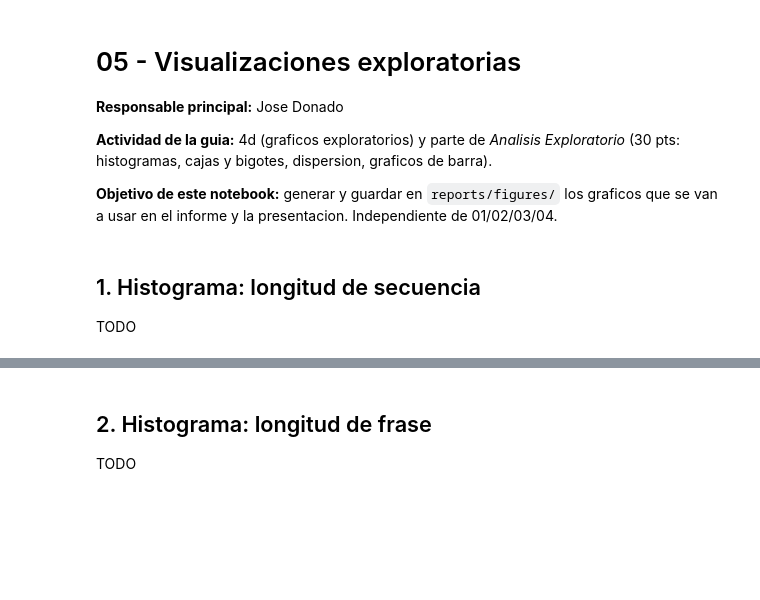
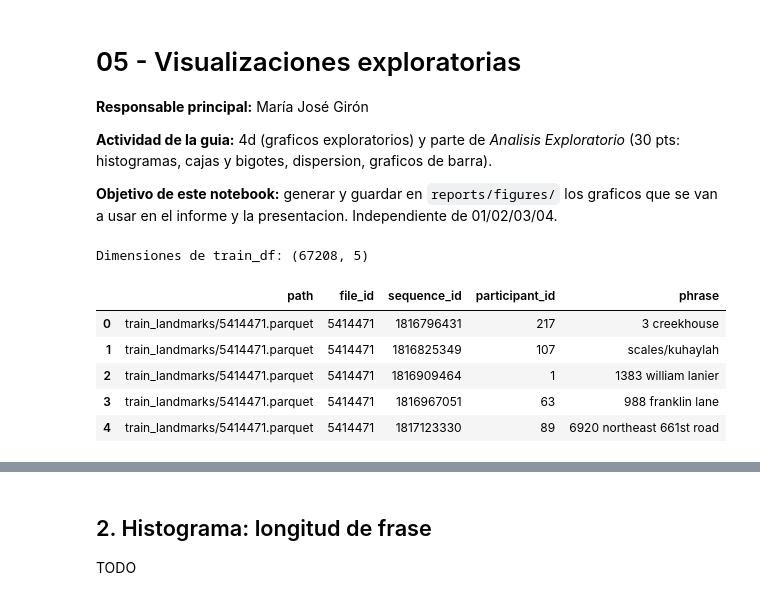
Before and after one commit to DufreyM/CC3084-Proyecto2, a Jupyter notebook: notebooks/05_visualizaciones.ipynb, the cells around one changed output, grey strips where cells are left out. Drawn from its saved outputs; the diff is of its cells as text; code cells hidden in the pictures; blank space fills up the shorter version.

```diff
--- a/notebooks/05_visualizaciones.ipynb
+++ b/notebooks/05_visualizaciones.ipynb
@@ -1,7 +1,7 @@
 # %% [markdown]
 # 05 - Visualizaciones exploratorias
 
-**Responsable principal:** Jose Donado
+**Responsable principal:** María José Girón
 
 **Actividad de la guia:** 4d (graficos exploratorios) y parte de *Analisis Exploratorio* (30 pts: histogramas, cajas y bigotes, dispersion, graficos de barra).
 
@@ -22,7 +22,3 @@ sns.set_theme(style="whitegrid")
 # %%
 FIGURES_DIR = config.ROOT_DIR / "reports" / "figures"
 FIGURES_DIR.mkdir(parents=True, exist_ok=True)
-# %% [markdown]
-## 1. Histograma: longitud de secuencia
-
-TODO
@@ -33,0 +25,14 @@ TODO
+# %%
+# Cargar la metadata de las secuencias
+train_df = dl.load_train_index()
+
+print("Dimensiones de train_df:", train_df.shape)
+display(train_df.head())
+# %% [output]
+Dimensiones de train_df: (67208, 5)
+|  | path | file_id | sequence_id | participant_id | phrase |
+| 0 | train_landmarks/5414471.parquet | 5414471 | 1816796431 | 217 | 3 creekhouse |
+| 1 | train_landmarks/5414471.parquet | 5414471 | 1816825349 | 107 | scales/kuhaylah |
+| 2 | train_landmarks/5414471.parquet | 5414471 | 1816909464 | 1 | 1383 william lanier |
+| 3 | train_landmarks/5414471.parquet | 5414471 | 1816967051 | 63 | 988 franklin lane |
+| 4 | train_landmarks/5414471.parquet | 5414471 | 1817123330 | 89 | 6920 northeast 661st road |
```
Also changed, not shown: parts of 3 cells of this notebook, 2 other files.
